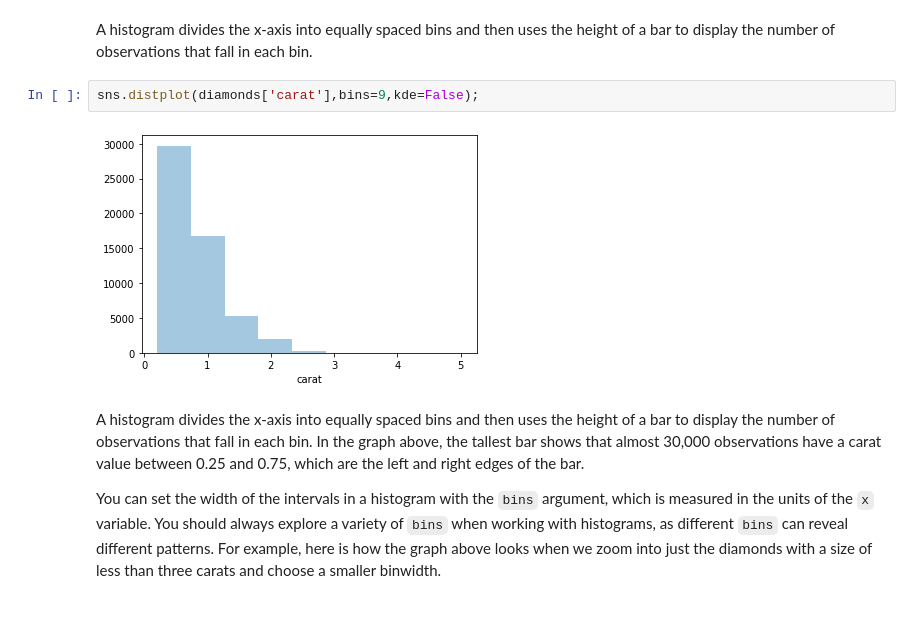
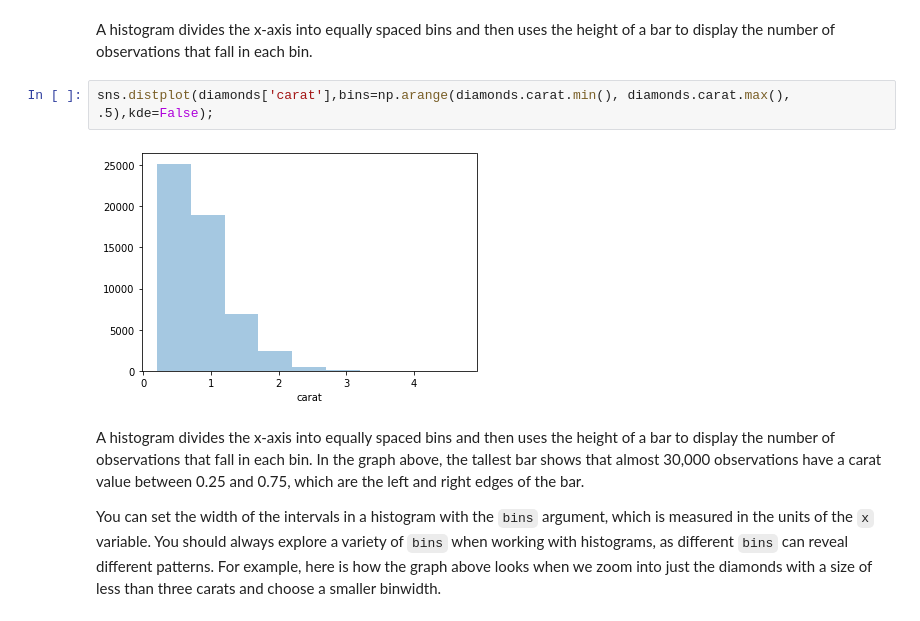
Before and after one commit to markumreed/ds4b, a Jupyter notebook: python_ds4b/01_exploration/03_exploratory_data_analysis/00_eda.ipynb, the cells around one changed output. Cells and saved outputs as stored; diff of their text form.

```diff
--- a/python_ds4b/01_exploration/03_exploratory_data_analysis/00_eda.ipynb
+++ b/python_ds4b/01_exploration/03_exploratory_data_analysis/00_eda.ipynb
@@ -82,9 +83,9 @@ sns.distplot(diamonds['carat'], kde=False);
 # %% [markdown]
 A histogram divides the x-axis into equally spaced bins and then uses the height of a bar to display the number of observations that fall in each bin.
 # %%
-sns.distplot(diamonds['carat'],bins=9,kde=False);
+sns.distplot(diamonds['carat'],bins=np.arange(diamonds.carat.min(), diamonds.carat.max(), .5),kde=False);
 # %% [output]
-[figure, old version]
+[figure, new version]
 # %% [markdown]
 A histogram divides the x-axis into equally spaced bins and then uses the height of a bar to display the number of observations that fall in each bin. In the graph above, the tallest bar shows that almost 30,000 observations have a carat value between 0.25 and 0.75, which are the left and right edges of the bar.
 
```
Also changed, not shown: parts of 27 cells of this notebook.
